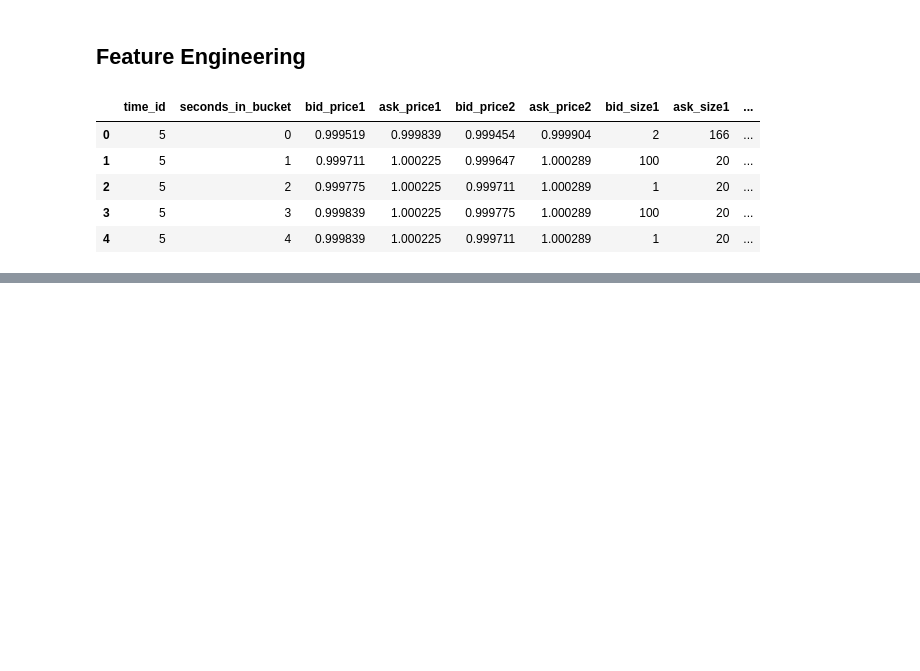
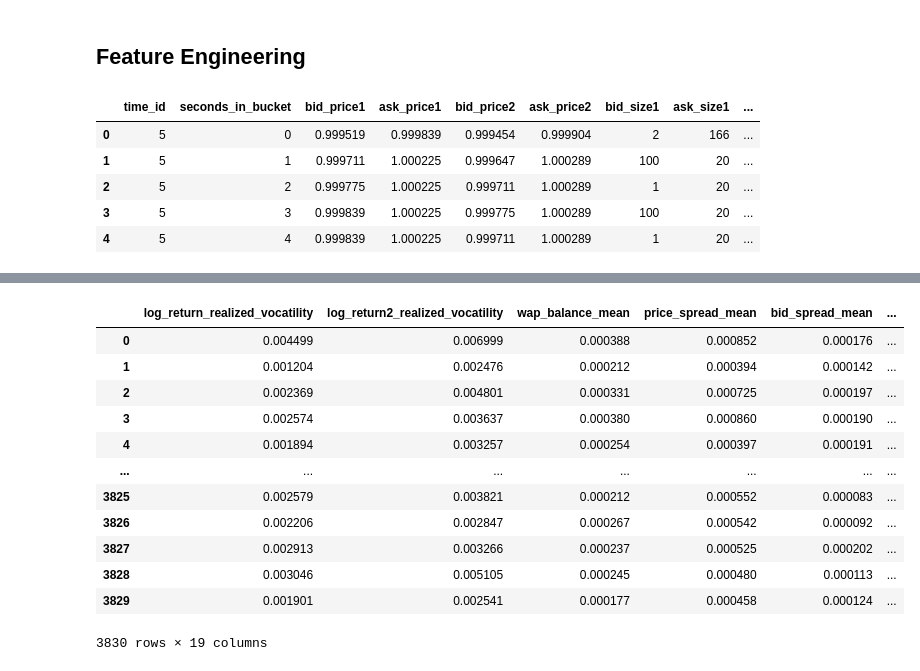
Before and after one commit to mahiro72/kaggle_OptiverRealizedVolatilityPrediction, a Jupyter notebook: src/feature_engineering.ipynb, the cells around one changed output, grey strips where cells are left out. Cells and saved outputs as stored; diff of their text form; code cells hidden in the pictures; blank space fills up the shorter version.

```diff
--- a/src/feature_engineering.ipynb
+++ b/src/feature_engineering.ipynb
@@ -45,8 +45,8 @@ ask_size1,2 : 売るのを希望している側の１番目と２番目の株式
 # %% [markdown]
 ## Functions for preprocess
 # %%
-def calc_wap1(df):
-    wap = (df["bid_price1"]*df["ask_size1"]+df["ask_price1"]*df["bid_size1"])/(df["bid_size1"]+df["ask_size1"])
+def calc_wap(df):
+    wap = (df['bid_price1'] * df['ask_size1'] + df['ask_price1'] * df['bid_size1'])/(df['bid_size1'] + df['ask_size1'])
     return wap
 # %%
 def calc_wap2(df):
@@ -95,0 +161,17 @@ book_train.head()
+# %%
+file_path = data_dir + "book_train.parquet/stock_id=0"
+preprocessor_book(file_path)
+# %% [output]
+|  | log_return_realized_vocatility | log_return2_realized_vocatility | wap_balance_mean | price_spread_mean | bid_spread_mean | ... |
+| 0 | 0.004499 | 0.006999 | 0.000388 | 0.000852 | 0.000176 | ... |
+| 1 | 0.001204 | 0.002476 | 0.000212 | 0.000394 | 0.000142 | ... |
+| 2 | 0.002369 | 0.004801 | 0.000331 | 0.000725 | 0.000197 | ... |
+| 3 | 0.002574 | 0.003637 | 0.000380 | 0.000860 | 0.000190 | ... |
+| 4 | 0.001894 | 0.003257 | 0.000254 | 0.000397 | 0.000191 | ... |
+| ... | ... | ... | ... | ... | ... | ... |
+| 3825 | 0.002579 | 0.003821 | 0.000212 | 0.000552 | 0.000083 | ... |
+| 3826 | 0.002206 | 0.002847 | 0.000267 | 0.000542 | 0.000092 | ... |
+| 3827 | 0.002913 | 0.003266 | 0.000237 | 0.000525 | 0.000202 | ... |
+| 3828 | 0.003046 | 0.005105 | 0.000245 | 0.000480 | 0.000113 | ... |
+| 3829 | 0.001901 | 0.002541 | 0.000177 | 0.000458 | 0.000124 | ... |
+3830 rows × 19 columns
```
Also changed, not shown: parts of 25 cells of this notebook, 4 other files.
